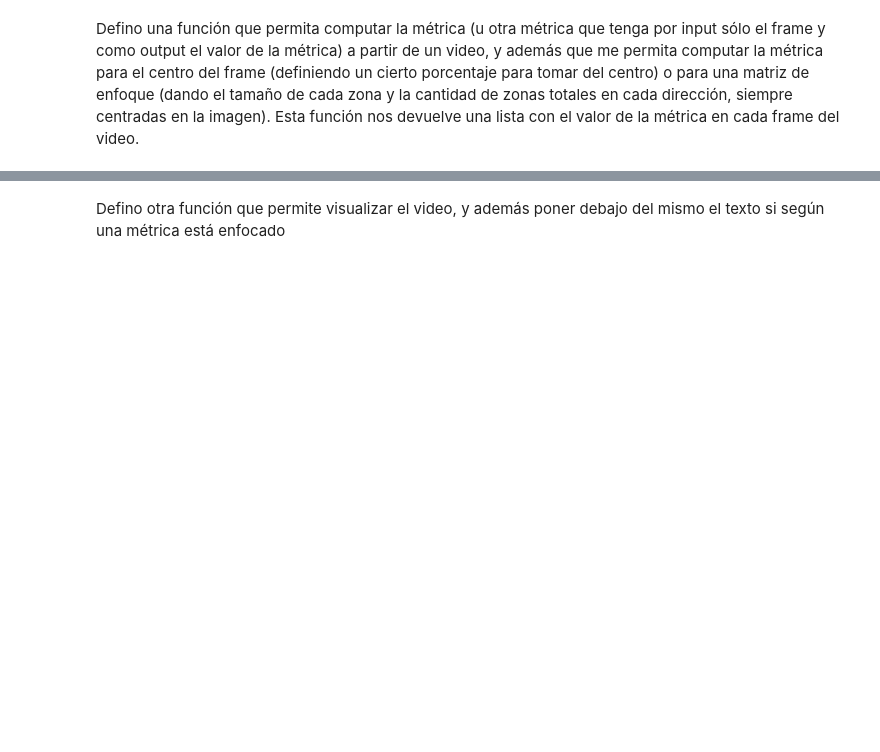
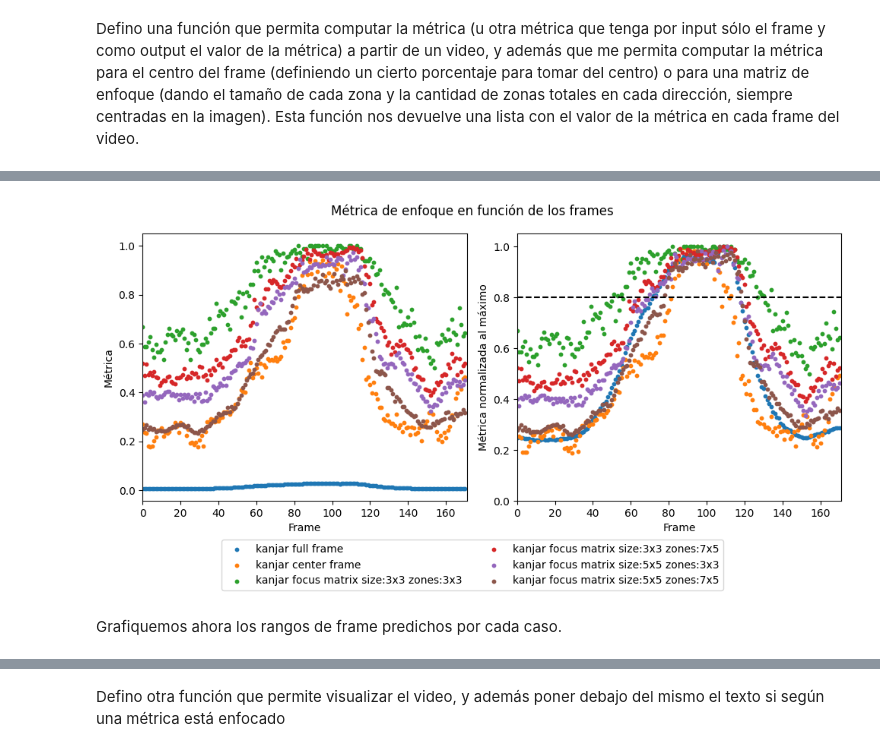
Before and after one commit to jteich99/vision_computadora_i, a Jupyter notebook: TPs/tp2/tp2.ipynb, the cells around one changed output, grey strips where cells are left out. Saved outputs shown, nothing was run; the diff lists cells and outputs as text; code cells hidden in the pictures; blank space fills up the shorter version.

```diff
--- a/TPs/tp2/tp2.ipynb
+++ b/TPs/tp2/tp2.ipynb
@@ -134,5 +137,7 @@ def compute_focus_metric_for_video(
 
             metric.append(focus_metric_fun(frame))
 
+    most_focused = np.argmax(metric)
+    print(f"El frame con mayor enfoque es el {most_focused}.")
     return metric
 # %% [markdown]
@@ -162,0 +231,42 @@ def get_focus_frames(metric_list, thres, norm=True):
+# %%
+def plot_compare_metrics(cases, cases_to_plot, dist_to_bottom=0.2):
+    colors = plt.rcParams['axes.prop_cycle'].by_key()['color']
+    fig, axs = plt.subplots(1,2, figsize=(10,5), sharex=True)
+    for i, case_name in enumerate(cases_to_plot):
+        case = cases[case_name]
+
+        axs[0].scatter(range(total_frames), case, s=10, label=case_name)
+        axs[1].scatter(range(total_frames), case/np.max(case), s=10, label=case_name)
+
+    axs[1].hlines(y=0.8, xmin=0, xmax=total_frames, color='black', linestyle='dashed')
+    axs[1].set_ylim(0,1.05)
+    [ax.set_xlim(0,total_frames) for ax in axs]
+    [ax.set_xlabel('Frame') for ax in axs]
+    axs[0].set_ylabel('Métrica')
+    axs[1].set_ylabel('Métrica normalizada al máximo')
+    handles, labels = axs[0].get_legend_handles_labels()
+    fig.legend(
+        handles = handles,
+        labels = labels,
+        loc = 'lower center',
+        ncol = 2,
+        bbox_to_anchor = (0.5, -0.05)
+    )
+    fig.suptitle("Métrica de enfoque en función de los frames")
+    plt.tight_layout()
+    plt.subplots_adjust(bottom=dist_to_bottom)
+    plt.show()
+# %%
+cases_to_plot = [
+    'kanjar full frame',
+    'kanjar center frame',
+    'kanjar focus matrix size:3x3 zones:3x3',
+    'kanjar focus matrix size:3x3 zones:7x5',
+    'kanjar focus matrix size:5x5 zones:3x3',
+    'kanjar focus matrix size:5x5 zones:7x5',
+]
+plot_compare_metrics(cases, cases_to_plot)
+# %% [output]
+[figure, added]
+# %% [markdown]
+Grafiquemos ahora los rangos de frame predichos por cada caso.
```
Also changed, not shown: parts of 32 cells of this notebook.
